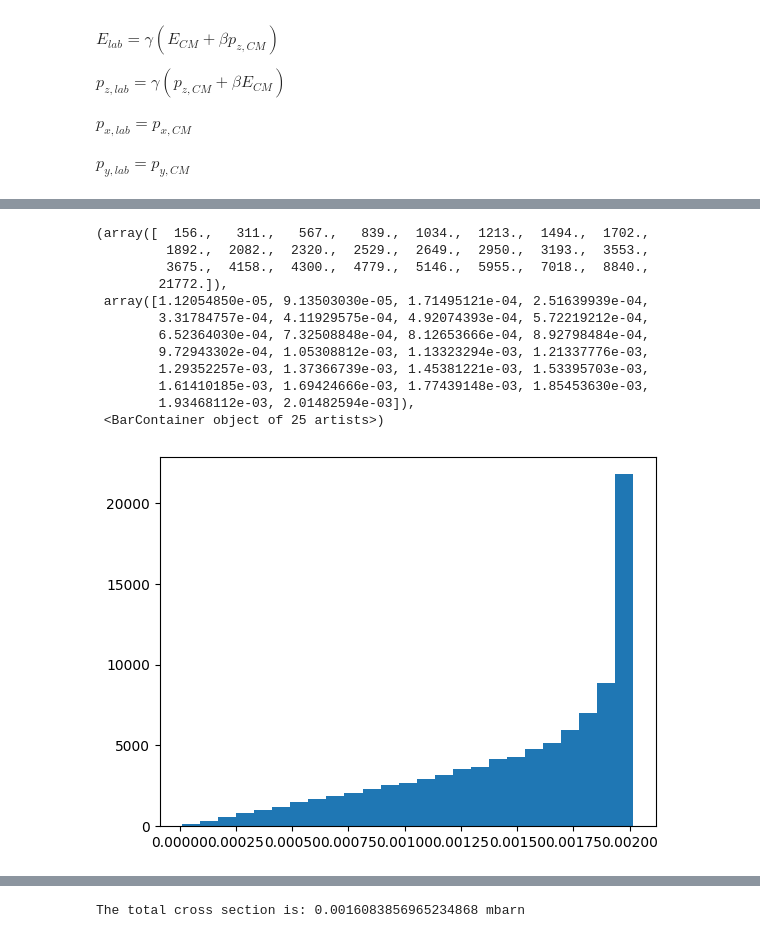
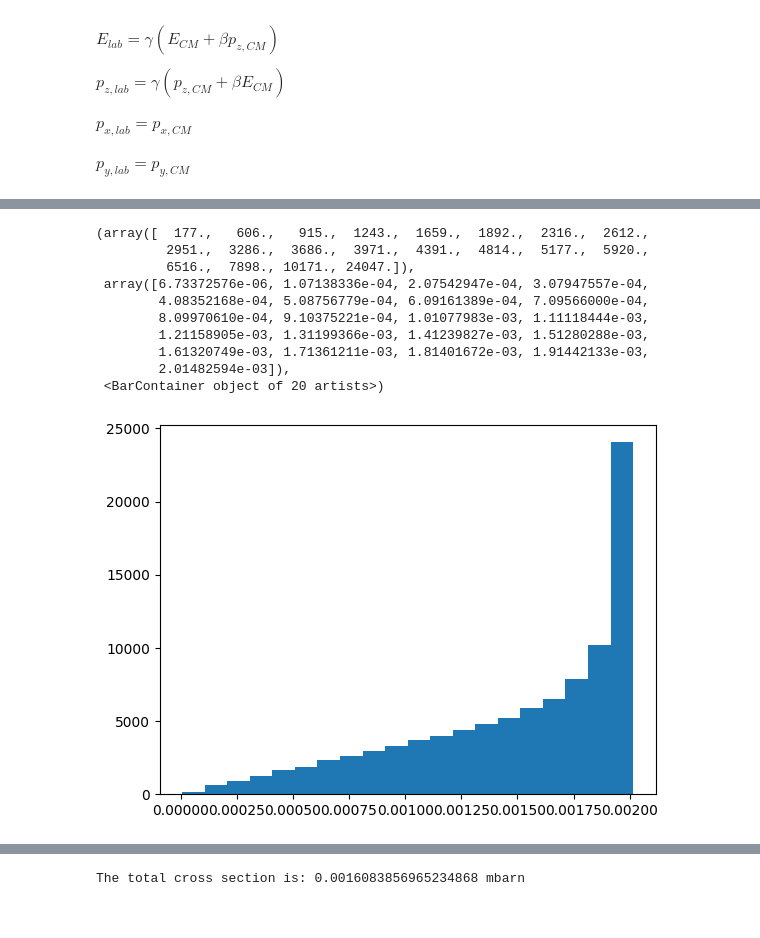
Before and after one commit to marcolorenzato00/LCP_Project, a Jupyter notebook: Project.ipynb, the cells around one changed output, grey strips where cells are left out. Cells and saved outputs as stored; diff of their text form; code cells hidden in the pictures.

```diff
--- a/Project.ipynb
+++ b/Project.ipynb
@@ -209,19 +207,17 @@ plt.hist(np.arccos(pz_lab_1 / np.sqrt(px_cm_1 ** 2 + py_cm_1 ** 2 + pz_lab_1 **
 # %%
-plt.hist(np.arccos(pz_lab_2 / np.sqrt(px_cm_2 ** 2 + py_cm_2 ** 2 + pz_lab_2 ** 2)), bins=25)
+plt.hist(np.arccos(pz_lab_2 / np.sqrt(px_cm_2 ** 2 + py_cm_2 ** 2 + pz_lab_2 ** 2)), bins=20)
 # %% [output]
-(array([  156.,   311.,   567.,   839.,  1034.,  1213.,  1494.,  1702.,
-         1892.,  2082.,  2320.,  2529.,  2649.,  2950.,  3193.,  3553.,
-         3675.,  4158.,  4300.,  4779.,  5146.,  5955.,  7018.,  8840.,
-        21772.]),
- array([1.12054850e-05, 9.13503030e-05, 1.71495121e-04, 2.51639939e-04,
-        3.31784757e-04, 4.11929575e-04, 4.92074393e-04, 5.72219212e-04,
-        6.52364030e-04, 7.32508848e-04, 8.12653666e-04, 8.92798484e-04,
-        9.72943302e-04, 1.05308812e-03, 1.13323294e-03, 1.21337776e-03,
-        1.29352257e-03, 1.37366739e-03, 1.45381221e-03, 1.53395703e-03,
-        1.61410185e-03, 1.69424666e-03, 1.77439148e-03, 1.85453630e-03,
-        1.93468112e-03, 2.01482594e-03]),
- <BarContainer object of 25 artists>)
+(array([  177.,   606.,   915.,  1243.,  1659.,  1892.,  2316.,  2612.,
+         2951.,  3286.,  3686.,  3971.,  4391.,  4814.,  5177.,  5920.,
+         6516.,  7898., 10171., 24047.]),
+ array([6.73372576e-06, 1.07138336e-04, 2.07542947e-04, 3.07947557e-04,
+        4.08352168e-04, 5.08756779e-04, 6.09161389e-04, 7.09566000e-04,
+        8.09970610e-04, 9.10375221e-04, 1.01077983e-03, 1.11118444e-03,
+        1.21158905e-03, 1.31199366e-03, 1.41239827e-03, 1.51280288e-03,
+        1.61320749e-03, 1.71361211e-03, 1.81401672e-03, 1.91442133e-03,
+        2.01482594e-03]),
+ <BarContainer object of 20 artists>)
-[figure, old version]
+[figure, new version]
 # %%
 data = np.column_stack([E_lab_1, px_lab_1, py_lab_1, pz_lab_1, E_lab_2, px_lab_2, py_lab_2, pz_lab_2])
 
```
Also changed, not shown: parts of 10 cells of this notebook.
